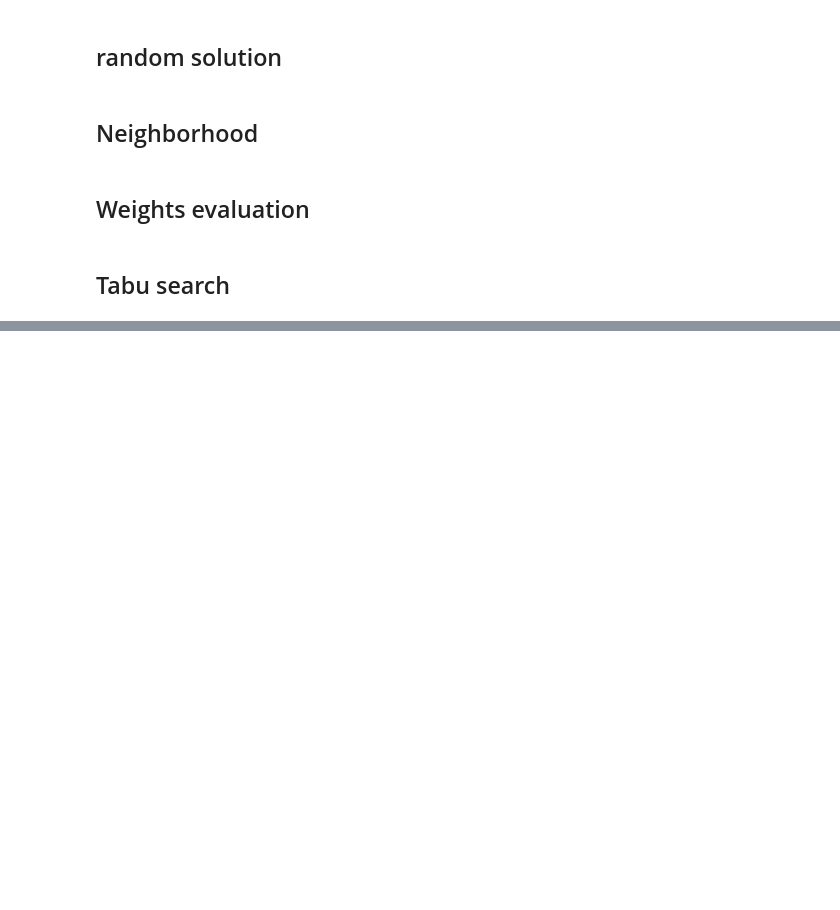
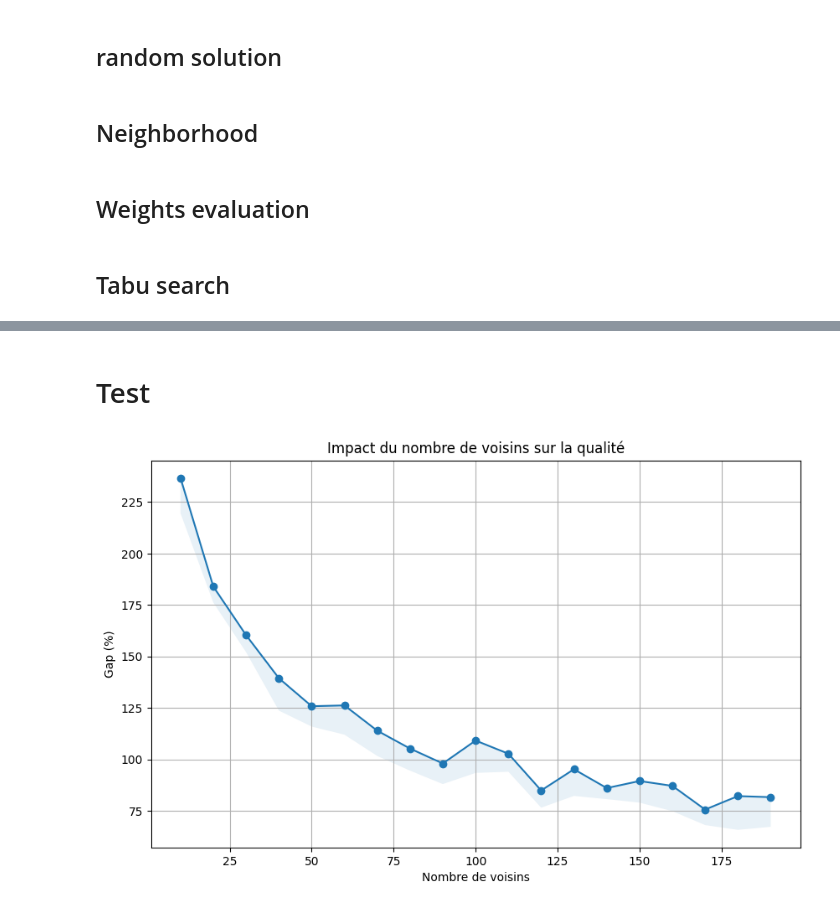
Before and after one commit to Low8/Projet_algo, a Jupyter notebook: scripts/recherche_tabu.ipynb, the cells around one changed output, grey strips where cells are left out. Drawn from its saved outputs; the diff is of its cells as text; code cells hidden in the pictures; blank space fills up the shorter version.

```diff
--- a/scripts/recherche_tabu.ipynb
+++ b/scripts/recherche_tabu.ipynb
@@ -278,7 +290,7 @@ def tabu_search(instance: VRPInstance, initial_solution, tabu_size, iter_max, nb
     return global_best_solution
 # %%
 # importantes variables for tabu search
-tabu_size = instance.nb_client
+tabu_size = int(np.sqrt(instance.nb_client))
 nb_iter = 200
 nb_neighbors = 50
 nb_swaps_per_neighbor = 1
@@ -321,0 +334,60 @@ print(len(best_solution))
+# %% [markdown]
+# Test
+# %%
+# number of neighboor test
+
+# Variables
+nb_neighbors_max = 200
+step = 10
+nb_iter = 100
+tabu_size = int(np.sqrt(instance.nb_client))
+nb_tests = 10
+
+# initialization
+ini_solution_test = random_solution(instance.nb_client, instance)
+avg_neighbors_gap = []
+deviation_neighbors_gap = []
+nb_neighbors_values = []
+distance_best = total_travel_distance(instance_best_solution, instance)
+
+bar = IntProgress(min=0, max=nb_neighbors_max, layout={"width" : "100%"})
+display(bar)
+
+for i in range(step, nb_neighbors_max, step):
+    neighbors_gap = []
+
+    bar1 = IntProgress(min=0, max=nb_tests, layout={"width" : "100%"})
+    display(bar1)
+    for _ in range(nb_tests):
+
+        # Use ini_solution_test to start from the same initial solution each time
+        test = tabu_search(instance, ini_solution_test, tabu_size, nb_iter, i, nb_swaps_per_neighbor)
+
+        distance_test = total_travel_distance(test, instance)
+        gap = (distance_test - distance_best) / distance_best * 100
+
+        neighbors_gap.append(gap)
+
+        bar1.value += 1
+
+    bar1.close()
+    bar.value += step
+
+    nb_neighbors_values.append(i)
+
+    avg_neighbors_gap.append(np.mean(neighbors_gap))
+    deviation_neighbors_gap.append(np.std(neighbors_gap))
+
+    clear_output(wait=True)
+    plt.figure(figsize=(10, 6))
+    plt.plot(nb_neighbors_values, avg_neighbors_gap, marker='o')
+    plt.fill_between(nb_neighbors_values, avg_neighbors_gap, np.subtract(avg_neighbors_gap, deviation_neighbors_gap), alpha=.1)
+    plt.xlabel('Nombre de voisins')
+    plt.ylabel('Gap (%)')
+    plt.title('Impact du nombre de voisins sur la qualité')
+    plt.grid(True)
+    plt.show()
+
+bar.close()
+# %% [output]
+[figure, added]
```
Also changed, not shown: parts of 5 cells of this notebook, 2 other files.
